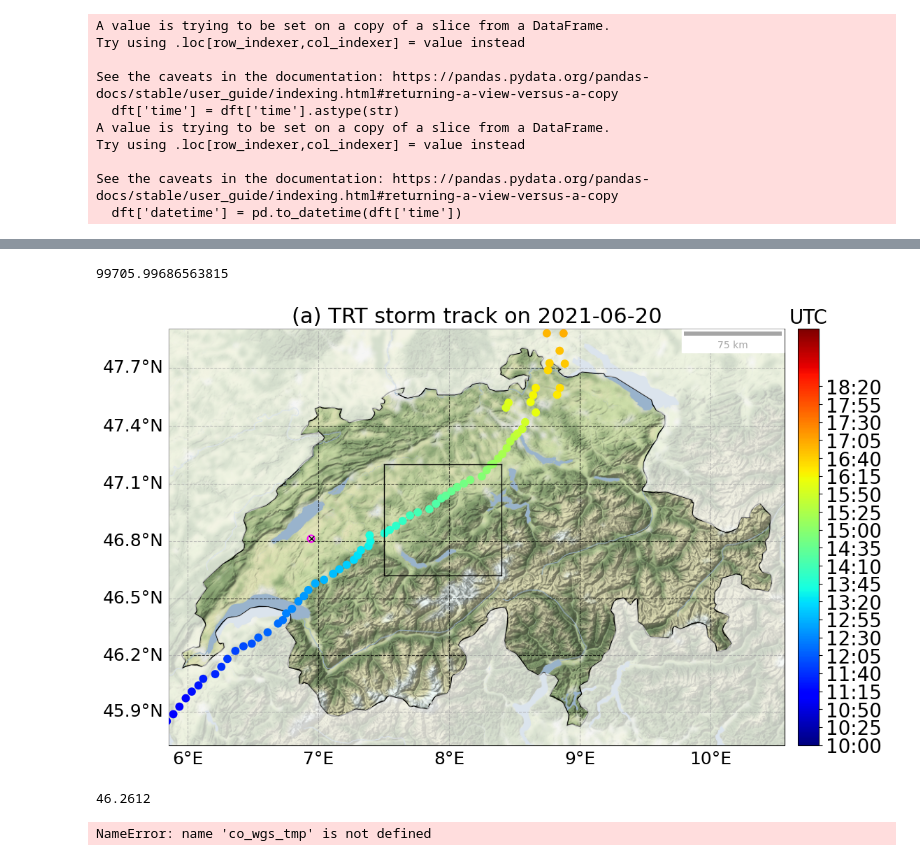
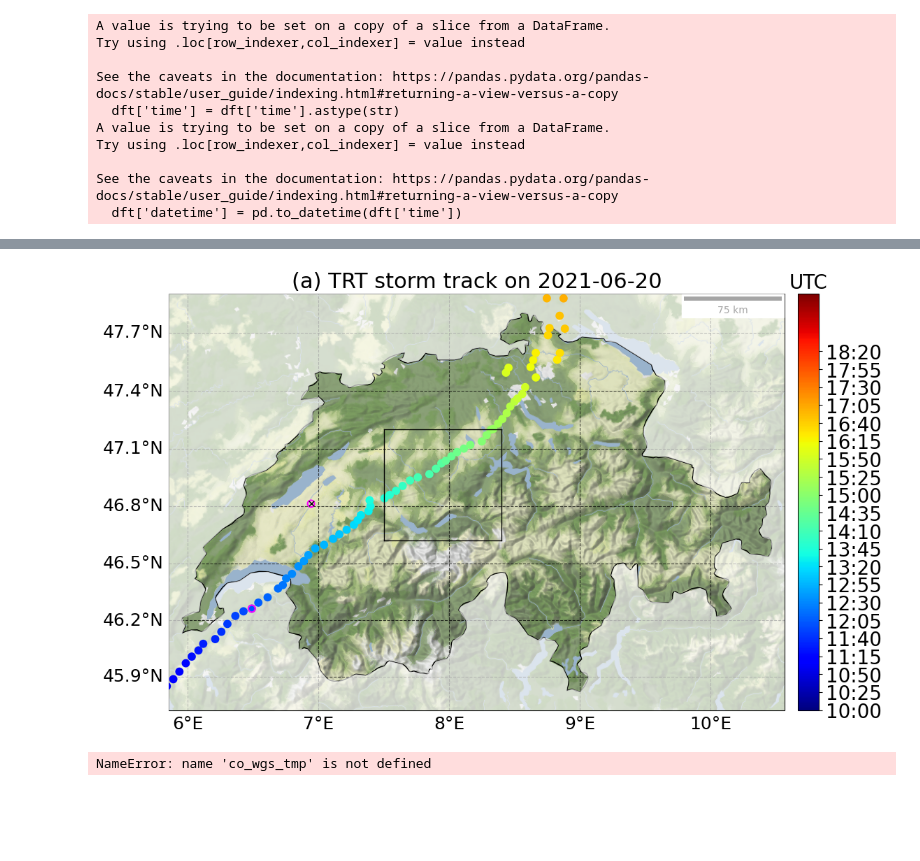
Before and after one commit to mlainer/hail-photogrammetry, a Jupyter notebook: codes/03_postprocessing/radar/MESHS.ipynb, the cells around one changed output, grey strips where cells are left out. Saved outputs shown, nothing was run; the diff lists cells and outputs as text; code cells hidden in the pictures; blank space fills up the shorter version.

```diff
--- a/codes/03_postprocessing/radar/MESHS.ipynb
+++ b/codes/03_postprocessing/radar/MESHS.ipynb
@@ -51,12 +51,18 @@ def CHtoWGSlng(y, x):
     # Unit 10000" to 1" and convert seconds to degrees (dec)
     lng = (lng * 100) / 36
     return lng
+
+class StadiaStamen(cimgt.Stamen):
+    def _image_url(self, tile):
+         x,y,z = tile
+         url = f"https://tiles.stadiamaps.com/tiles/stamen_terrain_background/{z}/{x}/{y}.png?api_key={'9fef28bc-9f41-4947-b140-1152be1fc0a0'}"
+         return url
 # %%
 #Test read of one file
-df = pd.read_csv('TRT_Cell_ID-2021062010000041/CZC2117110000T.trt', index_col=None, sep=';',skiprows=9,names=['ID', 'time', 'lat', 'lon'],usecols=[0,1,2,3])
+df = pd.read_csv('/data/hail/TRT_Cell_ID-2021062010000041/CZC2117110000T.trt', index_col=None, sep=';',skiprows=9,names=['ID', 'time', 'lat', 'lon'],usecols=[0,1,2,3])
 # %%
 #Load TRT data to plot the supercell track
-path = 'TRT_Cell_ID-2021062010000041/' # use your path
+path = '/data/hail/TRT_Cell_ID-2021062010000041/' # use your path
 all_files = glob.glob(os.path.join(path , '*.trt'))
 
 li = []
@@ -108,7 +98,3 @@ distance_meters = points[0].distance(points[1])
-# %%
-distance_meters
-# %% [output]
-99705.99686563815
 # %%
 from mpl_toolkits.axes_grid1 import make_axes_locatable
 # request data for use by geopandas
@@ -122,7 +108,7 @@ df = geopandas.read_file(shpfilename)
 # get geometry of a country
 poly = [df.loc[df['ADMIN'] == 'Switzerland']['geometry'].values[0]]
 
-stamen_terrain = cimgt.Stamen('terrain-background')
+stamen_terrain = StadiaStamen('terrain-background')
 
 # projections that involved
 st_proj = stamen_terrain.crs  #projection used by Stamen images
@@ -155,43 +141,39 @@ smap = ax.scatter(dft['lon'],dft['lat'],c=dft.index,zorder=159,transform=ll_proj
 ax.scatter(6.9437, 46.8131, s=50, facecolors='none', edgecolors='magenta', zorder=160, transform=ll_proj, linewidth=1.5)
 ax.scatter(6.9437, 46.8131, s=30, marker='x', color='black', zorder=161, transform=ll_proj, linewidth=1.0)
 
-#ax.scatter(dft.loc['2021-06-20 12:00:00']['lon'], dft.loc['2021-06-20 12:00:00']['lat'], s=50, facecolors='none', edgecolors='magenta', zorder=160, transform=ll_proj, linewidth=1.5)
+ax.scatter(dft.loc['2021-06-20 12:00:00']['lon'], dft.loc['2021-06-20 12:00:00']['lat'], s=50, facecolors='none', edgecolors='magenta', zorder=160, transform=ll_proj, linewidth=1.5)
 
 ax.plot(np.array([7.5, 8.4]),np.array([46.62, 46.62]), color='black', zorder=160, transform=ll_proj, linewidth=1)
 ax.plot(np.array([7.5, 8.4]),np.array([47.2, 47.2]), color='black', zorder=160, transform=ll_proj, linewidth=1)
 
 ax.plot(np.array([7.5, 7.5]),np.array([46.62, 47.2]), color='black', zorder=160, transform=ll_proj, linewidth=1)
 ax.plot(np.array([8.4, 8.4]),np.array([46.62, 47.2]), color='black', zorder=160, transform=ll_proj, linewidth=1)
 
 N_TICKS = 21
 indexes = [dft.index[i] for i in np.linspace(0,dft.shape[0]-17,N_TICKS).astype(int)]
 
 cb = fig.colorbar(smap, orientation='vertical',
                   ticks= dft.loc[indexes].index.astype(int), fraction=0.032, pad=0.02)
 
 cb.ax.set_yticklabels([index.strftime('%H:%M') for index in indexes],fontsize=20)
 cb.ax.set_title('UTC',fontsize=20)
 ax.set_title('(a) TRT storm track on 2021-06-20',fontsize=22)
 
 ax.xaxis.set_tick_params(labelsize=24)
 ax.yaxis.set_tick_params(labelsize=24)
 
 gl = ax.gridlines(draw_labels=True, linestyle='--',color='black',alpha=0.7)
 gl.xlabel_style = {'size': 18, 'color': 'k'}
 gl.ylabel_style = {'color': 'k', 'size':18}
 
 
 ax.add_artist(ScaleBar(0.9))
 
 gl.top_labels = False
 gl.right_labels = False
 
-plt.savefig('figure_2a_REV.png',bbox_inches='tight', dpi=300)
+plt.savefig('/data/hail/plots/figure_2a_REV.png',bbox_inches='tight', dpi=300)
 # %% [output]
-[figure, old version]
+[figure, new version]
-# %%
-dft.loc['2021-06-20 12:00:00']['lat']
-# %% [output]
-46.2612
 # %%
 #Load MESHS data
```
Also changed, not shown: parts of 11 cells of this notebook.
